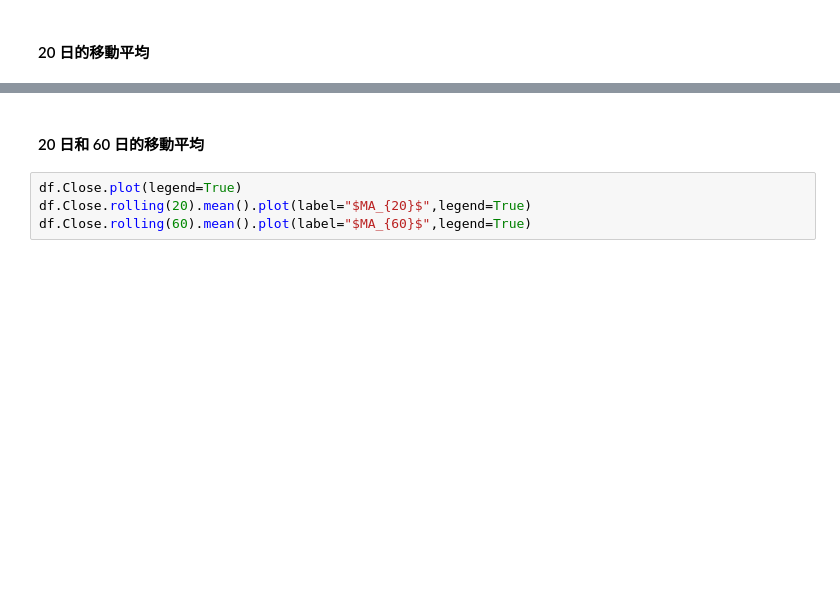
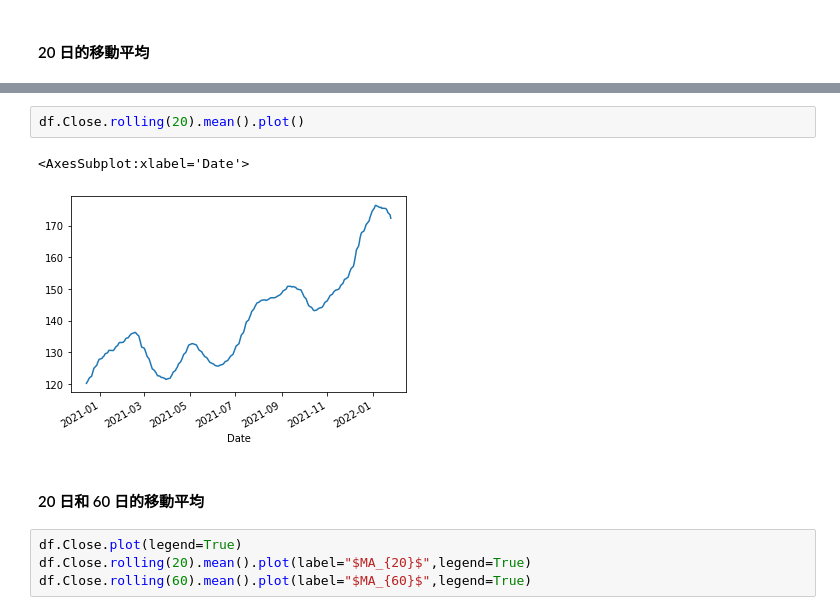
Before and after one commit to appletime81/IMLP, a Jupyter notebook: Unit02/2.2.2_Pandas數據分析.ipynb, the cells around one changed output, grey strips where cells are left out. Saved outputs shown, nothing was run; the diff lists cells and outputs as text; blank space fills up the shorter version.

```diff
--- a/Unit02/2.2.2_Pandas數據分析.ipynb
+++ b/Unit02/2.2.2_Pandas數據分析.ipynb
@@ -442,3 +442,8 @@ df = pdr.get_data_yahoo('AAPL')
+# %%
+df.Close.rolling(20).mean().plot()
+# %% [output]
+<AxesSubplot:xlabel='Date'>
+[figure, added]
 # %% [markdown]
 #### 20 日和 60 日的移動平均
 # %%
```
Also changed, not shown: parts of 41 cells of this notebook, 2 other files.
